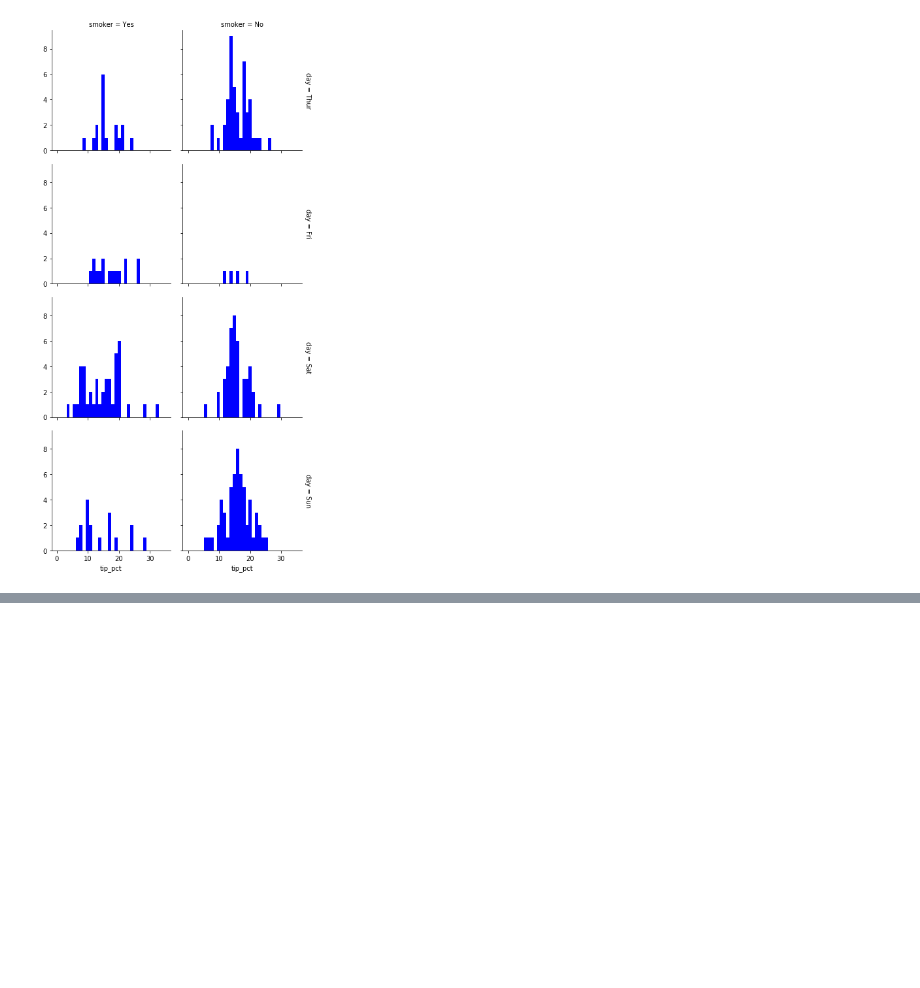
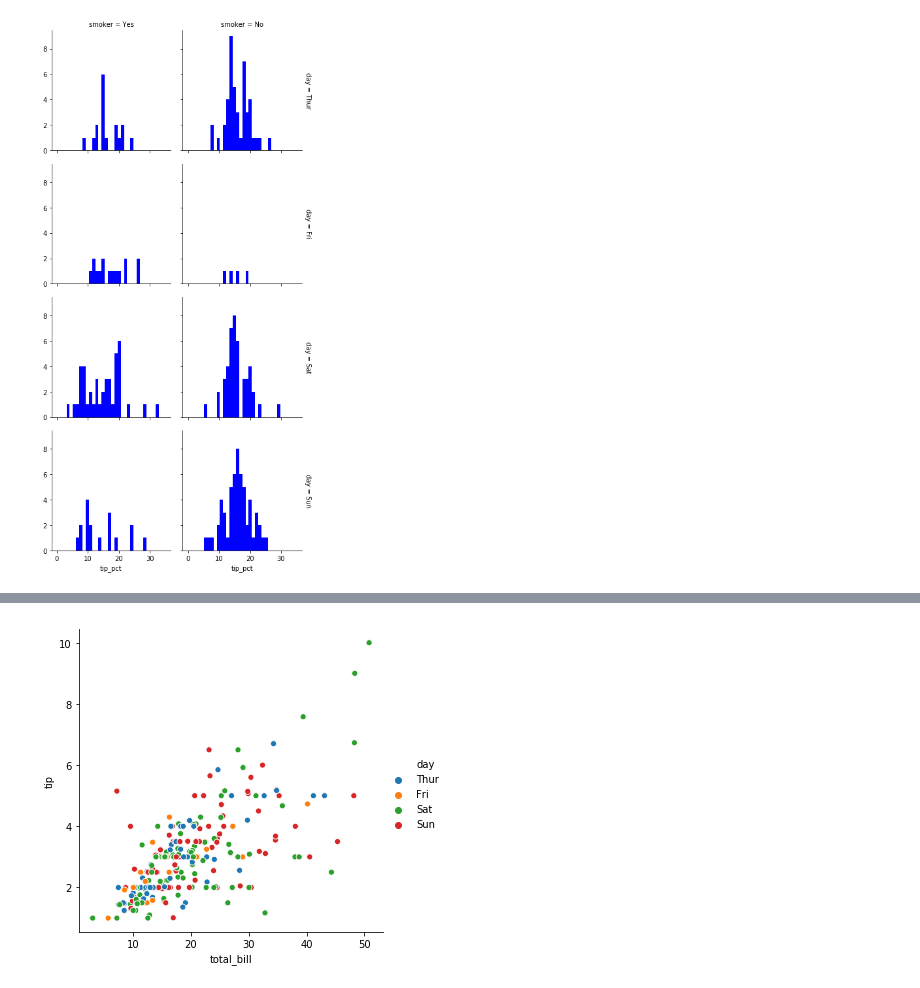
Before and after one commit to bexiturley/Fundamentals-of-Data-Analysis-Assessment-2019, a Jupyter notebook: Tips.ipynb, the cells around one changed output, grey strips where cells are left out. Cells and saved outputs as stored; diff of their text form; code cells hidden in the pictures; blank space fills up the shorter version.

```diff
--- a/Tips.ipynb
+++ b/Tips.ipynb
@@ -107,0 +112,4 @@ grid.map(plt.hist, "tip_pct", bins=np.linspace(0, 35, 35), color="b" );
+# %%
+sns.relplot(x="total_bill", y="tip", hue="day",data=tips);
+# %% [output]
+[figure, added]
```
Also changed, not shown: parts of 5 cells of this notebook.
